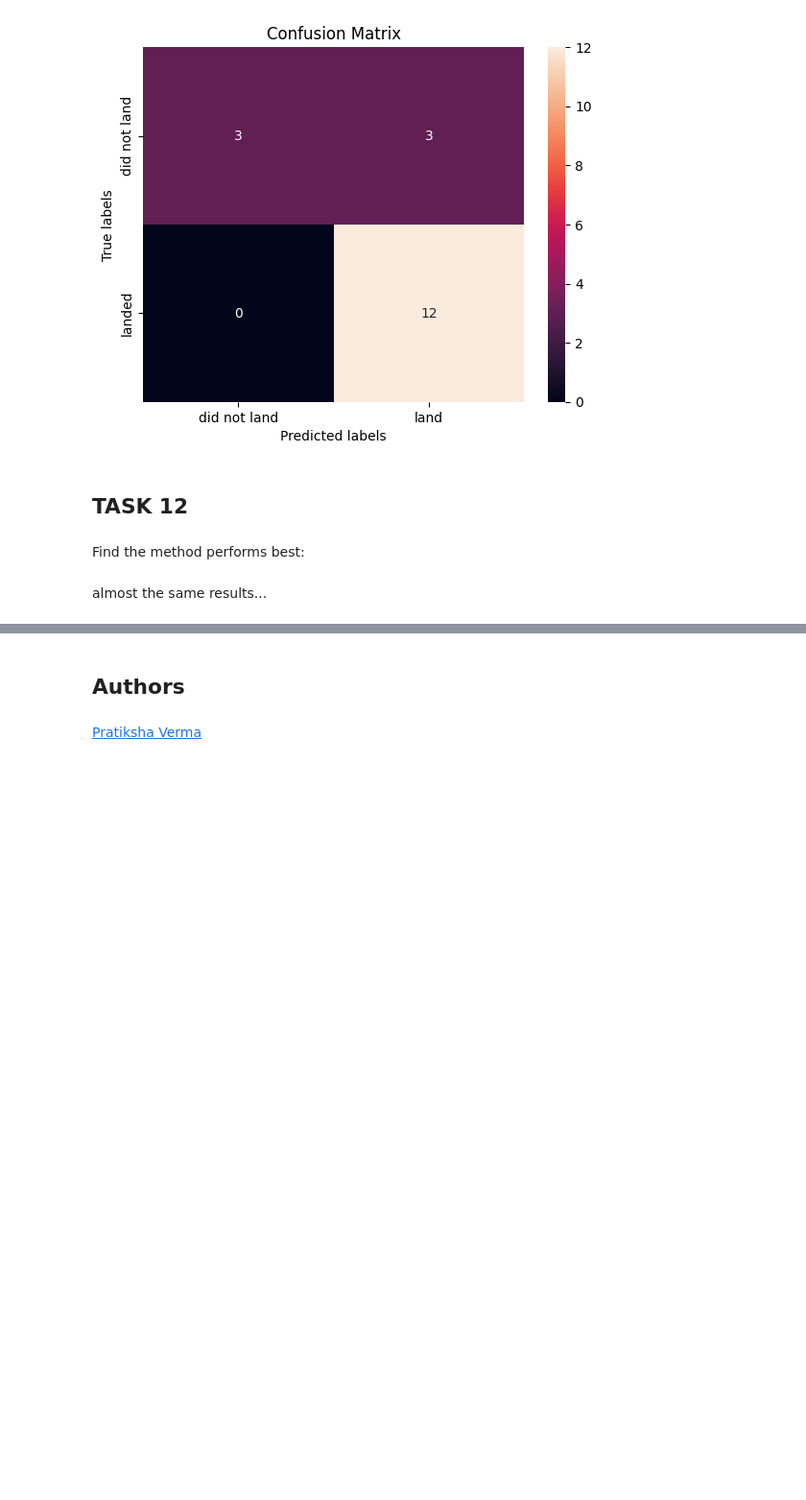
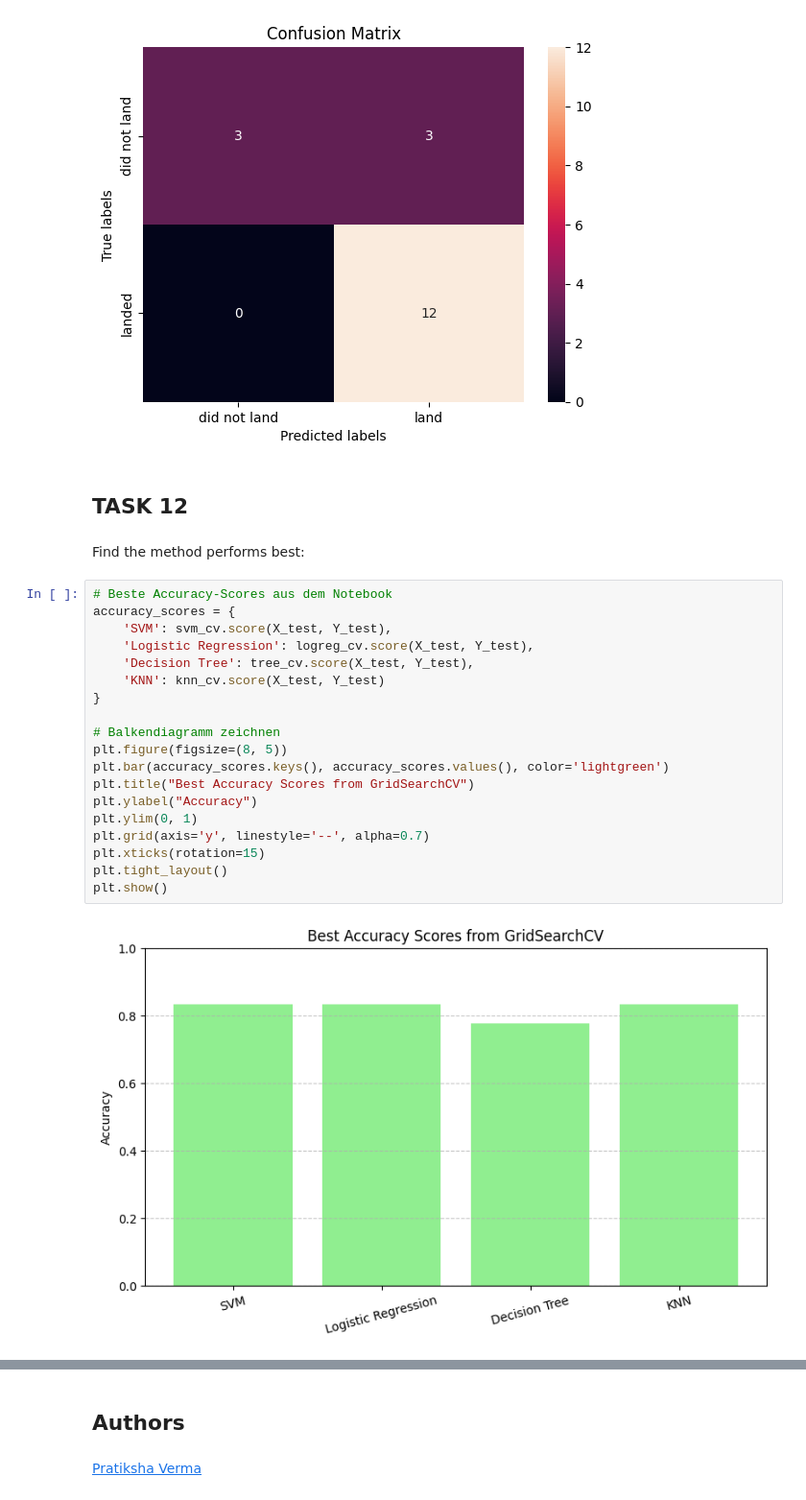
Before and after one commit to agnsander/CapstoneIBM, a Jupyter notebook: SpaceX-Machine-Learning-Prediction-Part-5-v1.ipynb, the cells around one changed output, grey strips where cells are left out. Shown at 96% size. Drawn from its saved outputs; the diff is of its cells as text; blank space fills up the shorter version.

```diff
--- a/SpaceX-Machine-Learning-Prediction-Part-5-v1.ipynb
+++ b/SpaceX-Machine-Learning-Prediction-Part-5-v1.ipynb
@@ -365,5 +366,24 @@ plot_confusion_matrix(Y_test,yhat)
 ## TASK  12
 # %% [markdown]
 Find the method performs best:
-# %% [markdown]
-almost the same results...
+# %%
+# Beste Accuracy-Scores aus dem Notebook
+accuracy_scores = {
+    'SVM': svm_cv.score(X_test, Y_test),
+    'Logistic Regression': logreg_cv.score(X_test, Y_test),
+    'Decision Tree': tree_cv.score(X_test, Y_test),
+    'KNN': knn_cv.score(X_test, Y_test)
+}
+
+# Balkendiagramm zeichnen
+plt.figure(figsize=(8, 5))
+plt.bar(accuracy_scores.keys(), accuracy_scores.values(), color='lightgreen')
+plt.title("Best Accuracy Scores from GridSearchCV")
+plt.ylabel("Accuracy")
+plt.ylim(0, 1)
+plt.grid(axis='y', linestyle='--', alpha=0.7)
+plt.xticks(rotation=15)
+plt.tight_layout()
+plt.show()
+# %% [output]
+[figure, added]
```
Also changed, not shown: parts of 7 cells of this notebook.
